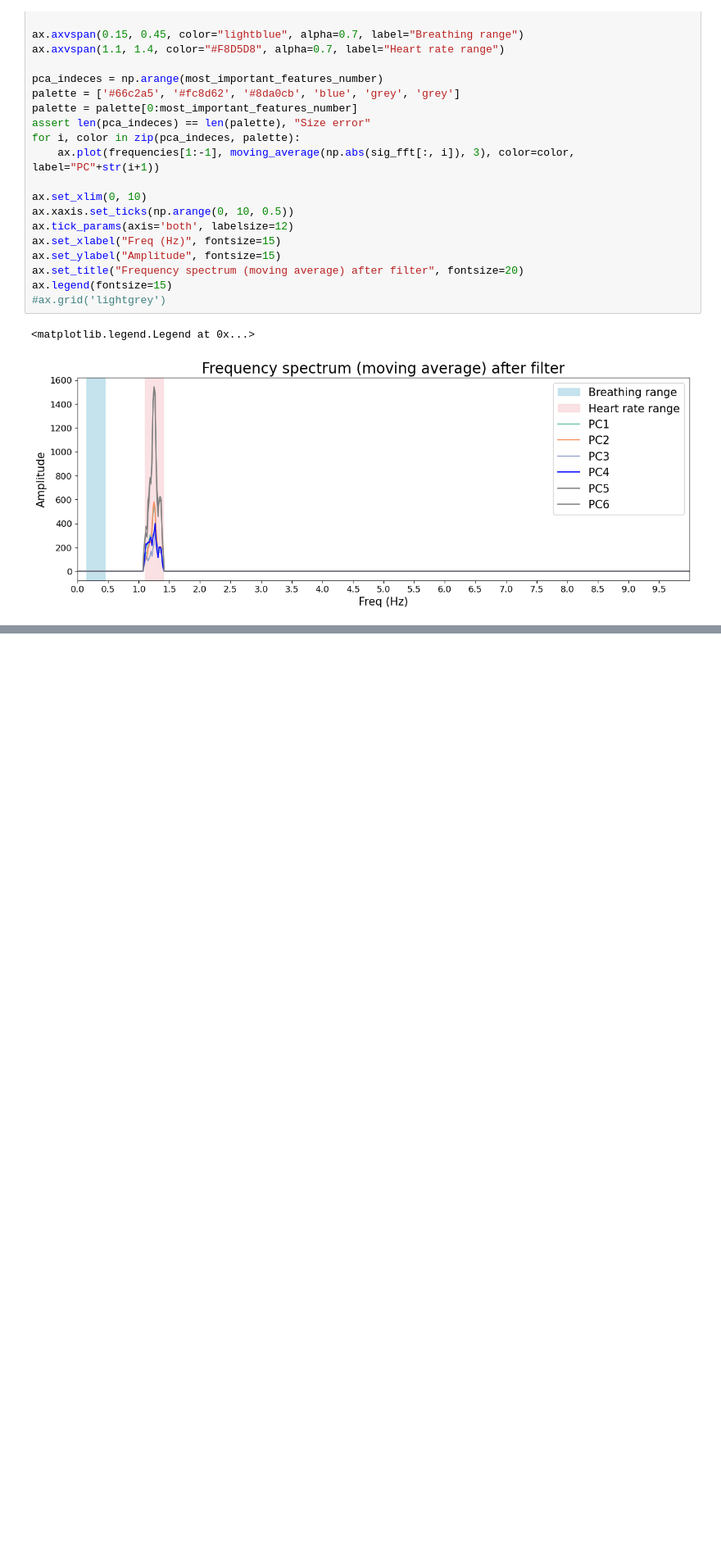
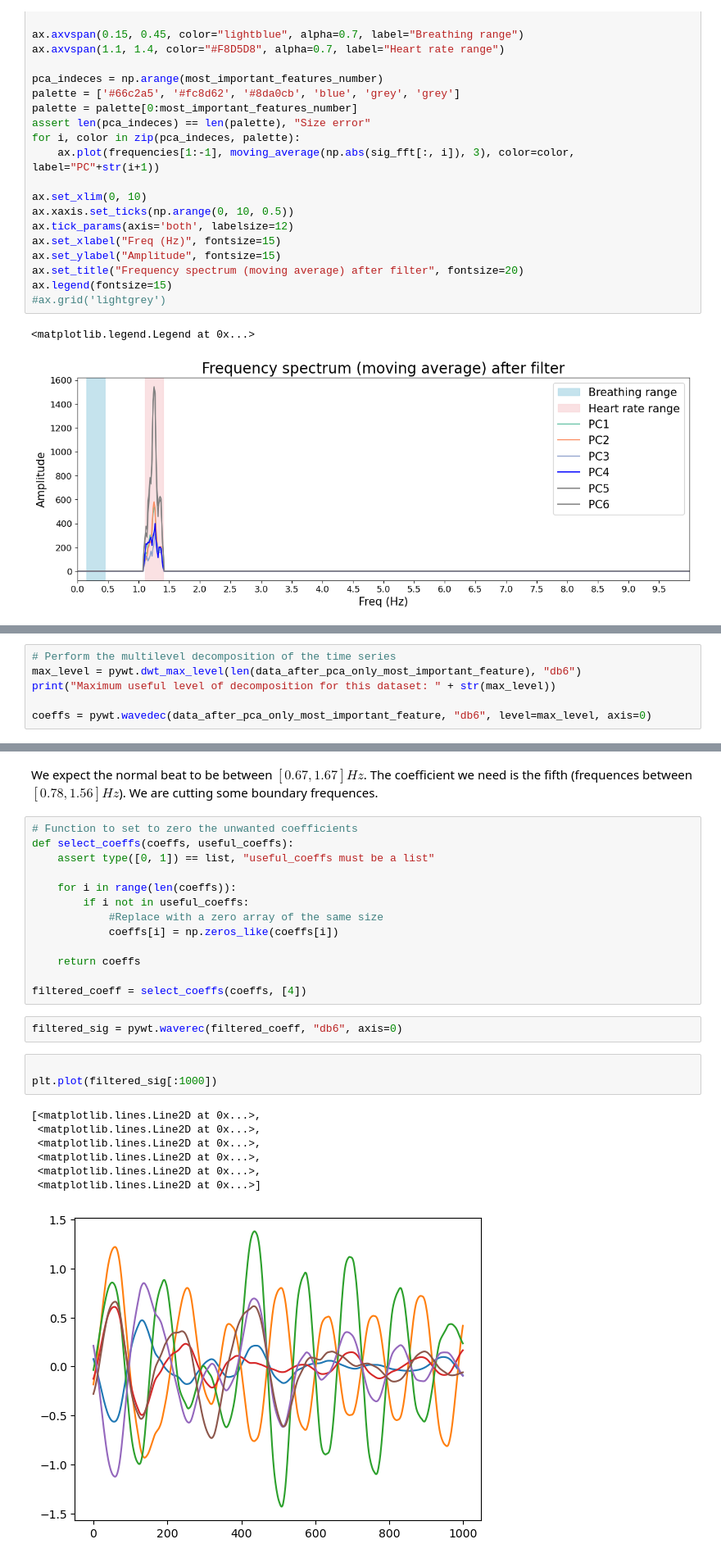
Before and after one commit to paololapo/HeartRateEstimation, a Jupyter notebook: Testing/Total_project.ipynb, the cells around one changed output, grey strips where cells are left out. Shown at 82% size. Saved outputs shown, nothing was run; the diff lists cells and outputs as text; blank space fills up the shorter version.

```diff
--- a/Testing/Total_project.ipynb
+++ b/Testing/Total_project.ipynb
@@ -371,0 +369,6 @@ Text(0.5, 0, 'Time')
+# %%
+# Perform the multilevel decomposition of the time series
+max_level = pywt.dwt_max_level(len(data_after_pca_only_most_important_feature), "db6")
+print("Maximum useful level of decomposition for this dataset: " + str(max_level))
+
+coeffs = pywt.wavedec(data_after_pca_only_most_important_feature, "db6", level=max_level, axis=0)
@@ -371,0 +400,28 @@ Text(0.5, 0, 'Time')
+# %% [markdown]
+We expect the normal beat to be between $[0.67, 1.67] Hz$. The coefficient we need is the fifth (frequences between $[0.78, 1.56]Hz$). We are cutting some boundary frequences.
+# %%
+# Function to set to zero the unwanted coefficients
+def select_coeffs(coeffs, useful_coeffs):
+    assert type([0, 1]) == list, "useful_coeffs must be a list"
+
+    for i in range(len(coeffs)):
+        if i not in useful_coeffs:
+            #Replace with a zero array of the same size
+            coeffs[i] = np.zeros_like(coeffs[i])
+
+    return coeffs
+
+filtered_coeff = select_coeffs(coeffs, [4])
+# %%
+filtered_sig = pywt.waverec(filtered_coeff, "db6", axis=0)
+# %%
+
+plt.plot(filtered_sig[:1000])
+# %% [output]
+[<matplotlib.lines.Line2D at 0x...>,
+ <matplotlib.lines.Line2D at 0x...>,
+ <matplotlib.lines.Line2D at 0x...>,
+ <matplotlib.lines.Line2D at 0x...>,
+ <matplotlib.lines.Line2D at 0x...>,
+ <matplotlib.lines.Line2D at 0x...>]
+[figure, added]
```
Also changed, not shown: parts of 12 cells of this notebook, 3 other files.
